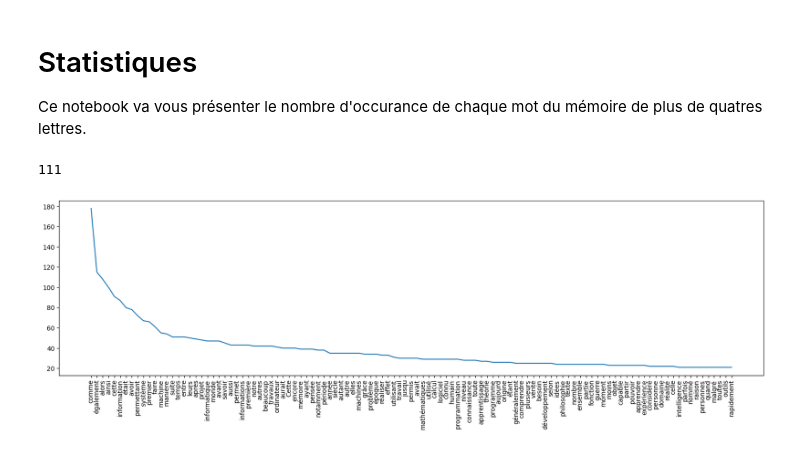
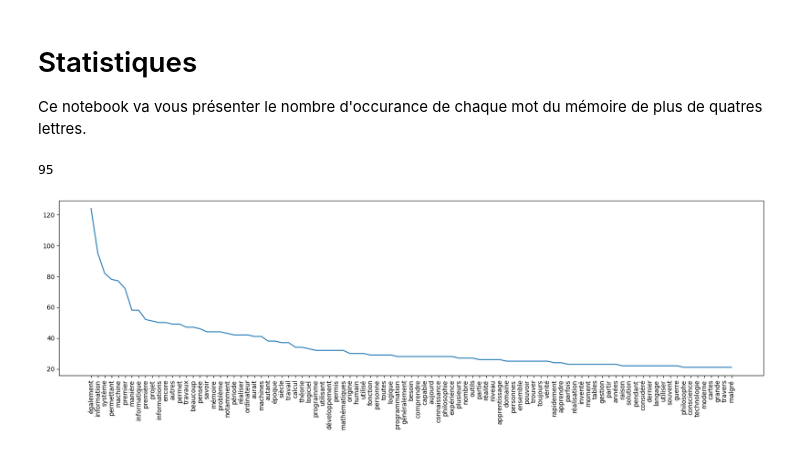
Before and after one commit to Edit-IDE/Histoire-et-Philosophie-de-la-Programmation, a Jupyter notebook: big_data.ipynb, the cells around one changed output. Drawn from its saved outputs; the diff is of its cells as text; code cells hidden in the pictures.

```diff
--- a/big_data.ipynb
+++ b/big_data.ipynb
@@ -19,34 +19,34 @@ charactersToReplaceBySpace = ["'", "’"]
 for char in charactersToReplaceBySpace:
     text = text.replace(char, " ")
 
 lines = text.split("\n")
 def removeEmptyStr(item):
     return item != ""
 words = list(
     filter(removeEmptyStr, " ".join(lines).split(" "))
 )
 
 values_count = pan.Series(words).value_counts();
 
-values_more_than_4_letters = values_count[values_count.index.str.len() > 4].loc[lambda x : x > 20]
+values_more_than_5_letters = values_count[values_count.index.str.len() > 5].loc[lambda x : x > 20]
 
 values_count_over_70 = values_count.loc[lambda x : x > 70]
 values_count_35_70 = values_count.loc[lambda x : (x > 35) & (x <= 70)]
 values_count_17_34 = values_count.loc[lambda x : (x > 17) & (x <= 35)]
 values_count_3_16 = values_count.loc[lambda x : (x > 3) & (x <= 16)]
 
 def displaySerie(serie):
     print(len(serie.index))
     plt.figure(figsize=(20, 5))
     plt.xticks(rotation=90)
     plt.plot(serie.index, serie.values)
     plt.show()
 
-displaySerie(values_more_than_4_letters)
+displaySerie(values_more_than_5_letters)
 # displaySerie(values_count_over_70)
 # displaySerie(values_count_35_70)
 # displaySerie(values_count_17_34)
 # displaySerie(values_count_3_16)
 # %% [output]
-111
+95
-[figure, old version]
+[figure, new version]
```
Also changed, not shown: 2 other files.
